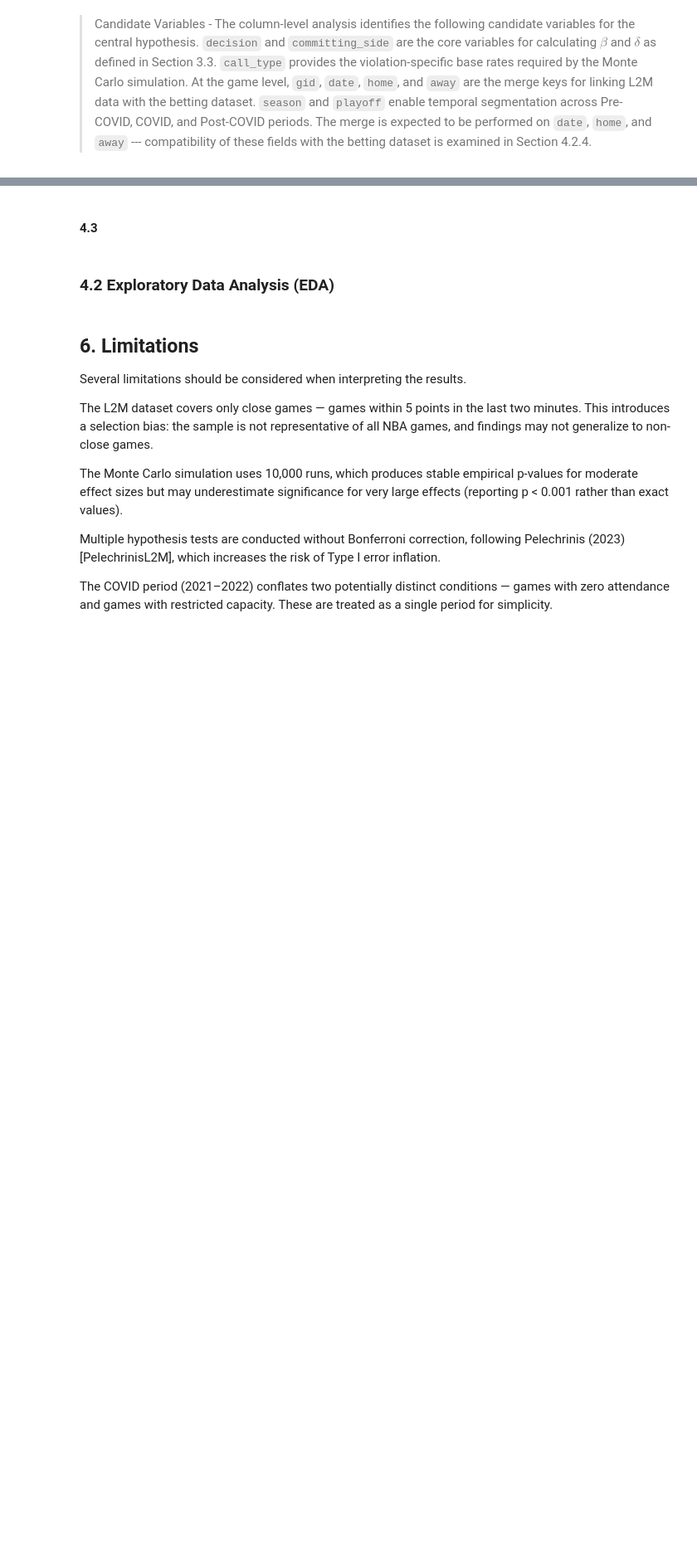
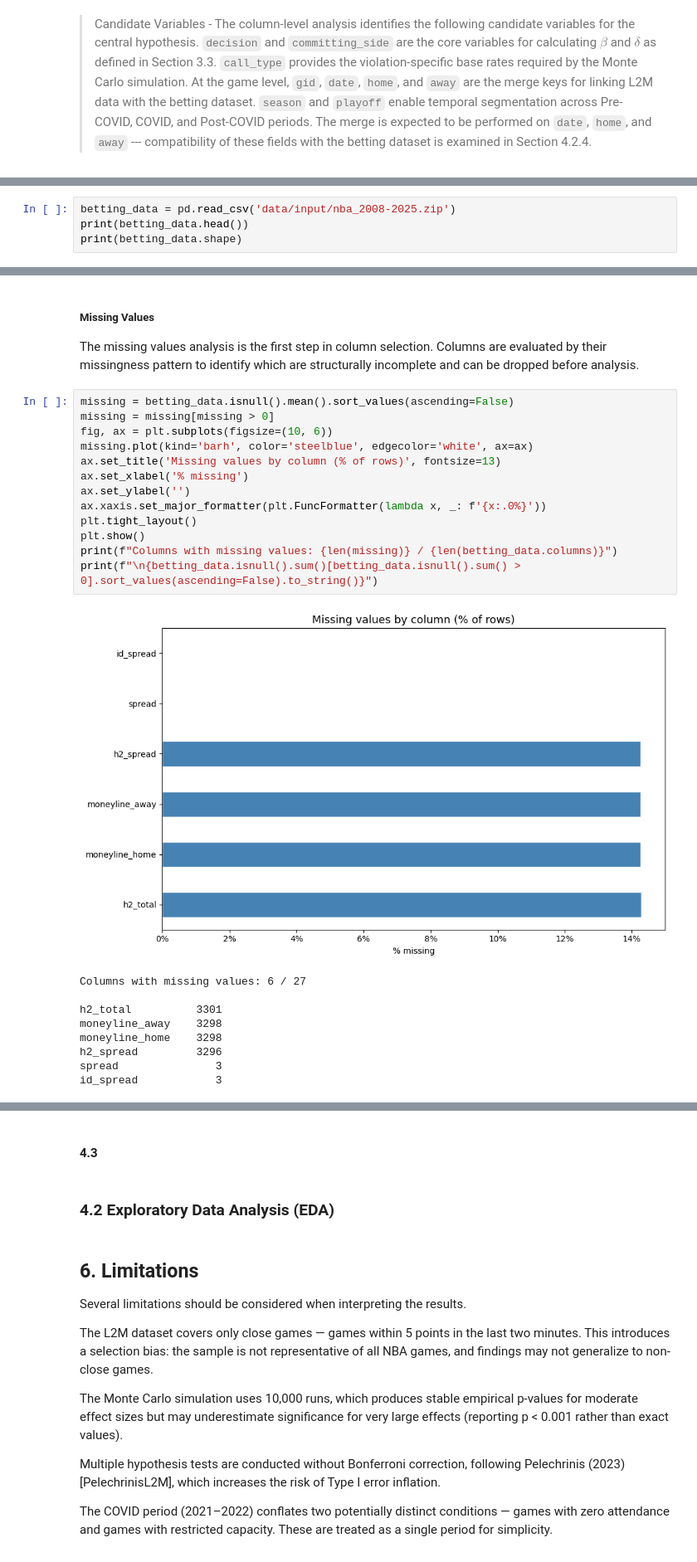
Before and after one commit to RoumenNikolov/decision-bias-study, a Jupyter notebook: bias_analysis.ipynb, the cells around one changed output, grey strips where cells are left out. Shown at 83% size. Drawn from its saved outputs; the diff is of its cells as text; blank space fills up the shorter version.

Commit message:
feat: complate IDA for betting dataset

```diff
--- a/bias_analysis.ipynb
+++ b/bias_analysis.ipynb
@@ -1221,0 +1234,4 @@ print(nba_data[keep_cols].head())
+# %%
+betting_data = pd.read_csv('data/input/nba_2008-2025.zip')
+print(betting_data.head())
+print(betting_data.shape)
@@ -1221,0 +1289,27 @@ print(nba_data[keep_cols].head())
+# %% [markdown]
+##### Missing Values
+
+The missing values analysis is the first step in column selection. Columns are evaluated by their missingness pattern to identify which are structurally incomplete and can be dropped before analysis.
+# %%
+missing = betting_data.isnull().mean().sort_values(ascending=False)
+missing = missing[missing > 0]
+fig, ax = plt.subplots(figsize=(10, 6))
+missing.plot(kind='barh', color='steelblue', edgecolor='white', ax=ax)
+ax.set_title('Missing values by column (% of rows)', fontsize=13)
+ax.set_xlabel('% missing')
+ax.set_ylabel('')
+ax.xaxis.set_major_formatter(plt.FuncFormatter(lambda x, _: f'{x:.0%}'))
+plt.tight_layout()
+plt.show()
+print(f"Columns with missing values: {len(missing)} / {len(betting_data.columns)}")
+print(f"\n{betting_data.isnull().sum()[betting_data.isnull().sum() > 0].sort_values(ascending=False).to_string()}")
+# %% [output]
+[figure, added]
+Columns with missing values: 6 / 27
+
+h2_total          3301
+moneyline_away    3298
+moneyline_home    3298
+h2_spread         3296
+spread               3
+id_spread            3
```
Also changed, not shown: parts of 53 cells of this notebook, 20 other files.
